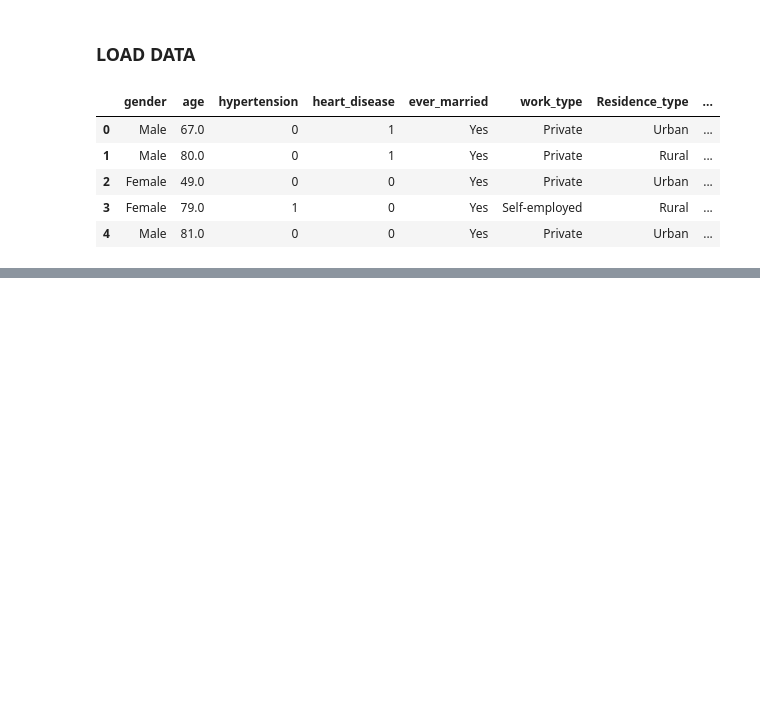
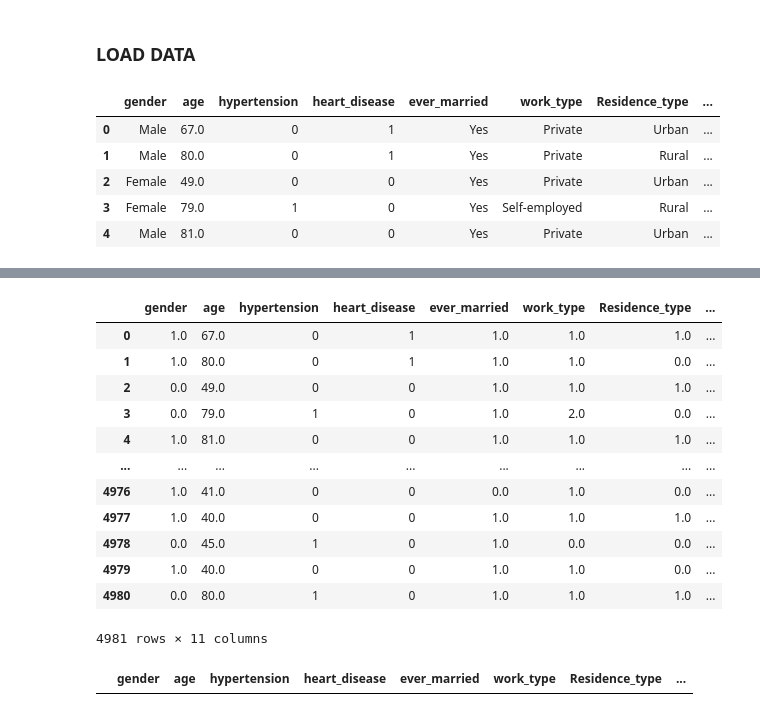
Before and after one commit to KishanBapodra/Brain-Tumor-Detection-ML, a Jupyter notebook: Week 2 - Lab.ipynb, the cells around one changed output, grey strips where cells are left out. Drawn from its saved outputs; the diff is of its cells as text; code cells hidden in the pictures; blank space fills up the shorter version.

Commit message:
data preprocess done

```diff
--- a/Week 2 - Lab.ipynb
+++ b/Week 2 - Lab.ipynb
@@ -41,0 +135,14 @@ brain.head() # Display the top five rows of the DataFrame
+# %%
+from sklearn.preprocessing import OrdinalEncoder
+# sklearn OrdinalEncoder class is used to convert categorical values to numbers
+cat_encoder = OrdinalEncoder()
+
+# Multiple categorical columns
+categorical_cols = ["gender", "ever_married", "work_type", "Residence_type", "smoking_status"]
+
+pd.get_dummies(brain, columns=categorical_cols)
+
+#cat_encoder = OneHotEncoder()
+
+brain_cat_enc = cat_encoder.fit_transform(brain[categorical_cols])
+brain_cat_enc
@@ -41,0 +177,4 @@ brain.head() # Display the top five rows of the DataFrame
+# %%
+encoded_data = pd.DataFrame(brain_cat_enc, index=brain.index)
+encoded_data
+# now concatenate the original data and the encoded data using pandas
@@ -41,0 +195,28 @@ brain.head() # Display the top five rows of the DataFrame
+# %%
+#["gender", "ever_married", "work_type", "Residence_type", "smoking_status"]
+brain["gender"] = encoded_data[0]
+brain["ever_married"] = encoded_data[1]
+brain["work_type"] = encoded_data[2]
+brain["Residence_type"] = encoded_data[3]
+brain["smoking_status"] = encoded_data[4]
+# %%
+brain
+# %% [output]
+|  | gender | age | hypertension | heart_disease | ever_married | work_type | Residence_type | ... |
+| 0 | 1.0 | 67.0 | 0 | 1 | 1.0 | 1.0 | 1.0 | ... |
+| 1 | 1.0 | 80.0 | 0 | 1 | 1.0 | 1.0 | 0.0 | ... |
+| 2 | 0.0 | 49.0 | 0 | 0 | 1.0 | 1.0 | 1.0 | ... |
+| 3 | 0.0 | 79.0 | 1 | 0 | 1.0 | 2.0 | 0.0 | ... |
+| 4 | 1.0 | 81.0 | 0 | 0 | 1.0 | 1.0 | 1.0 | ... |
+| ... | ... | ... | ... | ... | ... | ... | ... | ... |
+| 4976 | 1.0 | 41.0 | 0 | 0 | 0.0 | 1.0 | 0.0 | ... |
+| 4977 | 1.0 | 40.0 | 0 | 0 | 1.0 | 1.0 | 1.0 | ... |
+| 4978 | 0.0 | 45.0 | 1 | 0 | 1.0 | 0.0 | 0.0 | ... |
+| 4979 | 1.0 | 40.0 | 0 | 0 | 1.0 | 1.0 | 0.0 | ... |
+| 4980 | 0.0 | 80.0 | 1 | 0 | 1.0 | 1.0 | 1.0 | ... |
+4981 rows × 11 columns
+# %%
+sample_incomplete_rows = brain[brain.isnull().any(axis=1)]
+sample_incomplete_rows
+# %% [output]
+|  | gender | age | hypertension | heart_disease | ever_married | work_type | Residence_type | ... |
```
Also changed, not shown: parts of 18 cells of this notebook.
